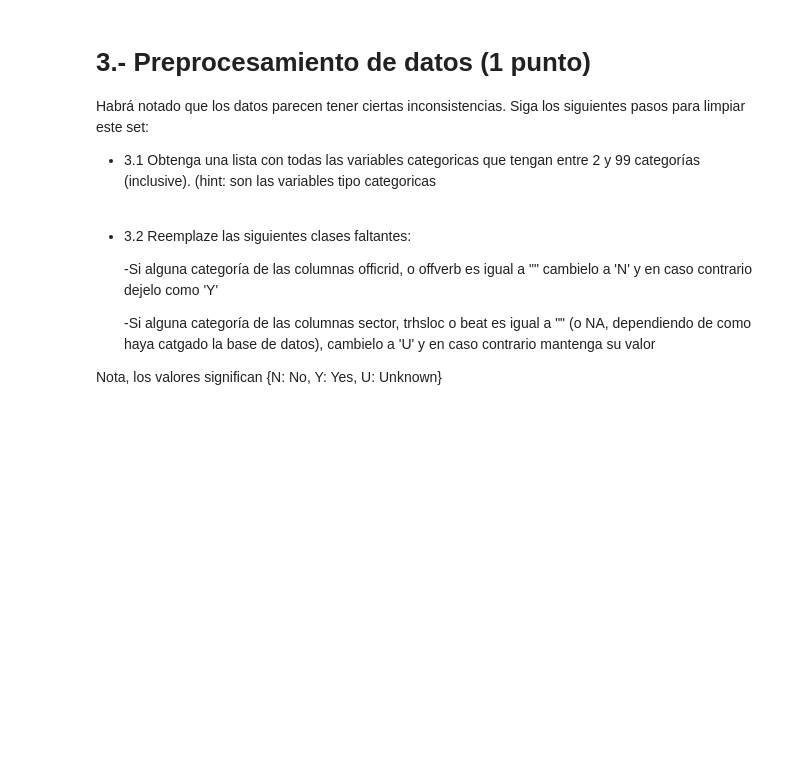
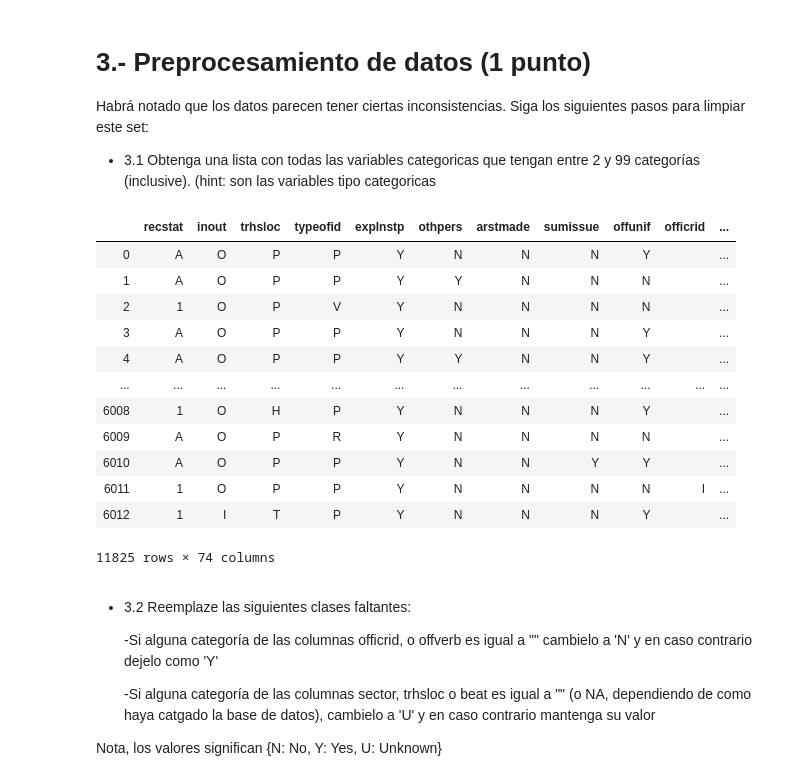
Before and after one commit to ggmarioe/trabajo-modelos-supervisados, a Jupyter notebook: Prueba Supervisada.ipynb, the cells around one changed output. Saved outputs shown, nothing was run; the diff lists cells and outputs as text; code cells hidden in the pictures; blank space fills up the shorter version.

```diff
--- a/Prueba Supervisada.ipynb
+++ b/Prueba Supervisada.ipynb
@@ -45,8 +73,25 @@ Habrá notado que los datos parecen tener ciertas inconsistencias. Siga los sigu
 # %%
-df_categorical = pd.DataFrame({},columns= lista)
+df_categorical = pd.DataFrame()
 
 for column in df_consolidado.select_dtypes(include='object'):
     if df_consolidado[column].nunique() >=2 and df_consolidado[column].nunique() <= 99:
         df_categorical[column] = df_consolidado[column].astype('category')
 
-df_categorical.drop(columns=['forceuse','adtlrept','machgun'], inplace = True)
+df_categorical
+
+# eliminar categorás que solamente tienen datos NA
+#df_categorical.drop(columns=['forceuse','adtlrept','machgun'], inplace = True)
+# %% [output]
+|  | recstat | inout | trhsloc | typeofid | explnstp | othpers | arstmade | sumissue | offunif | officrid | ... |
+| 0 | A | O | P | P | Y | N | N | N | Y |  | ... |
+| 1 | A | O | P | P | Y | Y | N | N | N |  | ... |
+| 2 | 1 | O | P | V | Y | N | N | N | N |  | ... |
+| 3 | A | O | P | P | Y | N | N | N | Y |  | ... |
+| 4 | A | O | P | P | Y | Y | N | N | Y |  | ... |
+| ... | ... | ... | ... | ... | ... | ... | ... | ... | ... | ... | ... |
+| 6008 | 1 | O | H | P | Y | N | N | N | Y |  | ... |
+| 6009 | A | O | P | R | Y | N | N | N | N |  | ... |
+| 6010 | A | O | P | P | Y | N | N | Y | Y |  | ... |
+| 6011 | 1 | O | P | P | Y | N | N | N | N | I | ... |
+| 6012 | 1 | I | T | P | Y | N | N | N | Y |  | ... |
+11825 rows × 74 columns
```
Also changed, not shown: parts of 21 cells of this notebook.
